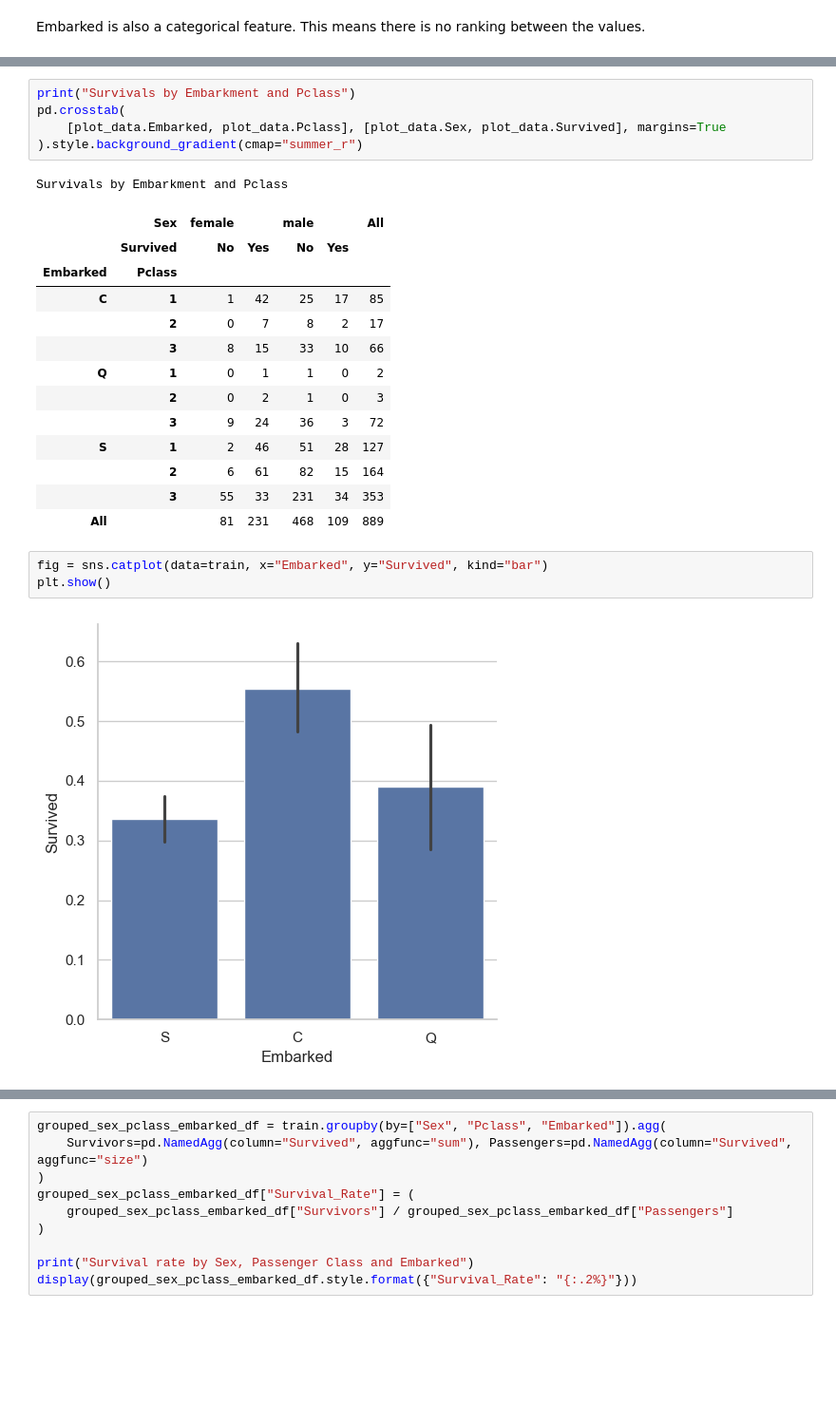
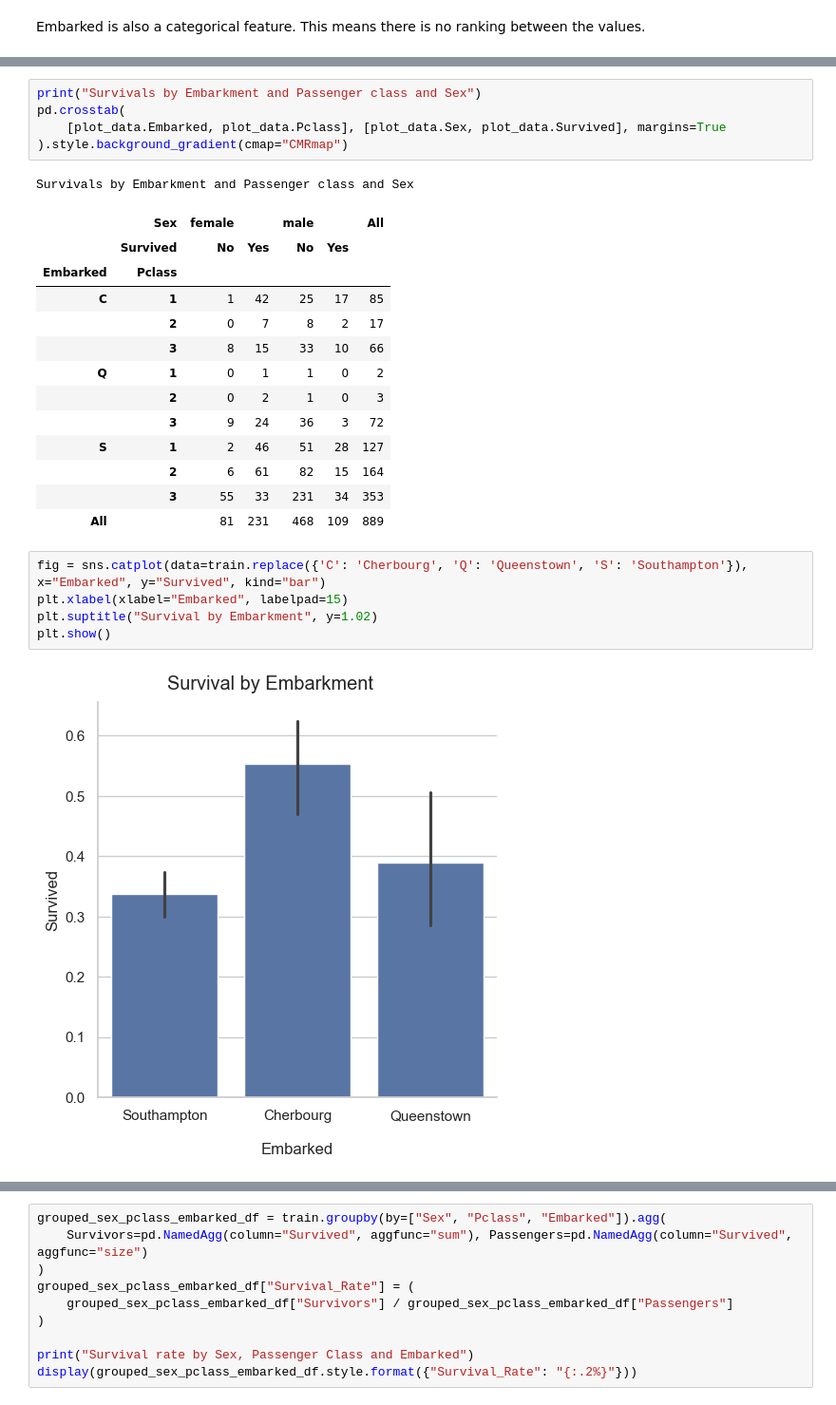
Before and after one commit to BuddyBent/Titanic, a Jupyter notebook: Titanic.ipynb, the cells around one changed output, grey strips where cells are left out. Shown at 95% size. Cells and saved outputs as stored; diff of their text form; blank space fills up the shorter version.

```diff
--- a/Titanic.ipynb
+++ b/Titanic.ipynb
@@ -412,10 +430,10 @@ Embarked is also a categorical feature. This means there is no ranking between t
 # %%
-print("Survivals by Embarkment and Pclass")
+print("Survivals by Embarkment and Passenger class and Sex")
 pd.crosstab(
     [plot_data.Embarked, plot_data.Pclass], [plot_data.Sex, plot_data.Survived], margins=True
-).style.background_gradient(cmap="summer_r")
+).style.background_gradient(cmap="CMRmap")
 # %% [output]
-Survivals by Embarkment and Pclass
+Survivals by Embarkment and Passenger class and Sex
 |  | Sex | female |  | male |  | All |
 |  | Survived | No | Yes | No | Yes |  |
 | Embarked | Pclass |  |  |  |  |  |
@@ -430,8 +448,10 @@ Survivals by Embarkment and Pclass
 |  | 3 | 55 | 33 | 231 | 34 | 353 |
 | All |  | 81 | 231 | 468 | 109 | 889 |
 # %%
-fig = sns.catplot(data=train, x="Embarked", y="Survived", kind="bar")
+fig = sns.catplot(data=train.replace({'C': 'Cherbourg', 'Q': 'Queenstown', 'S': 'Southampton'}), x="Embarked", y="Survived", kind="bar")
+plt.xlabel(xlabel="Embarked", labelpad=15)
+plt.suptitle("Survival by Embarkment", y=1.02)
 plt.show()
 # %% [output]
-[figure, old version]
+[figure, new version]
 # %% [markdown]
```
Also changed, not shown: parts of 45 cells of this notebook.
